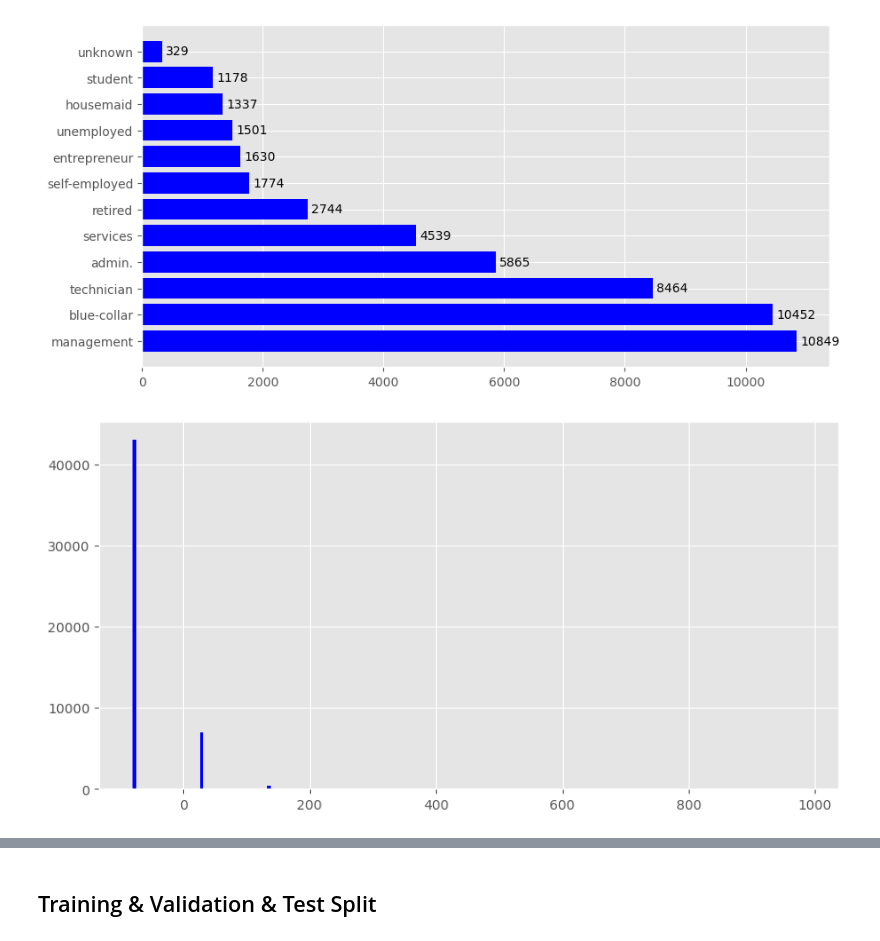
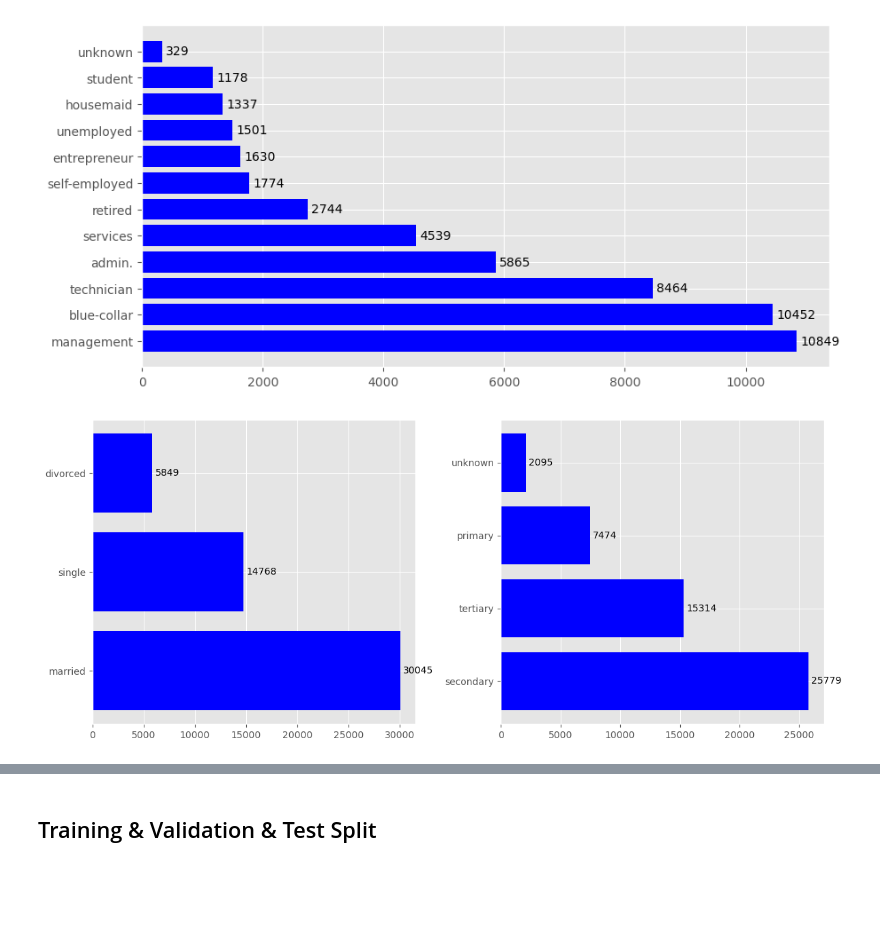
Before and after one commit to StuartG24/Telecom_Customer_Targeting, a Jupyter notebook: _Notebooks/Initial_Data_Exploration.ipynb, the cells around one changed output, grey strips where cells are left out. Saved outputs shown, nothing was run; the diff lists cells and outputs as text; code cells hidden in the pictures; blank space fills up the shorter version.

```diff
--- a/_Notebooks/Initial_Data_Exploration.ipynb
+++ b/_Notebooks/Initial_Data_Exploration.ipynb
@@ -130,12 +162,6 @@ quick_plot(customers_cleaned['job'])
 # %% [output]
 [figure]
 # %%
-quick_plot(customers_cleaned['married'])
-quick_plot(customers_cleaned['education'])
-quick_plot(customers_cleaned['arrears'])
+quick_horizontal([customers_cleaned['married'], customers_cleaned['education']])
+# %% [output]
+[figure, added]
-# %%
-fig, ax = plt.subplots(figsize =(10, 5))
-hist = ax.hist(customers_cleaned['current_balance'], color='blue', width=5)
-plt.show()
-# %% [output]
-[figure, removed]
```
Also changed, not shown: parts of 62 cells of this notebook, 3 other files.
